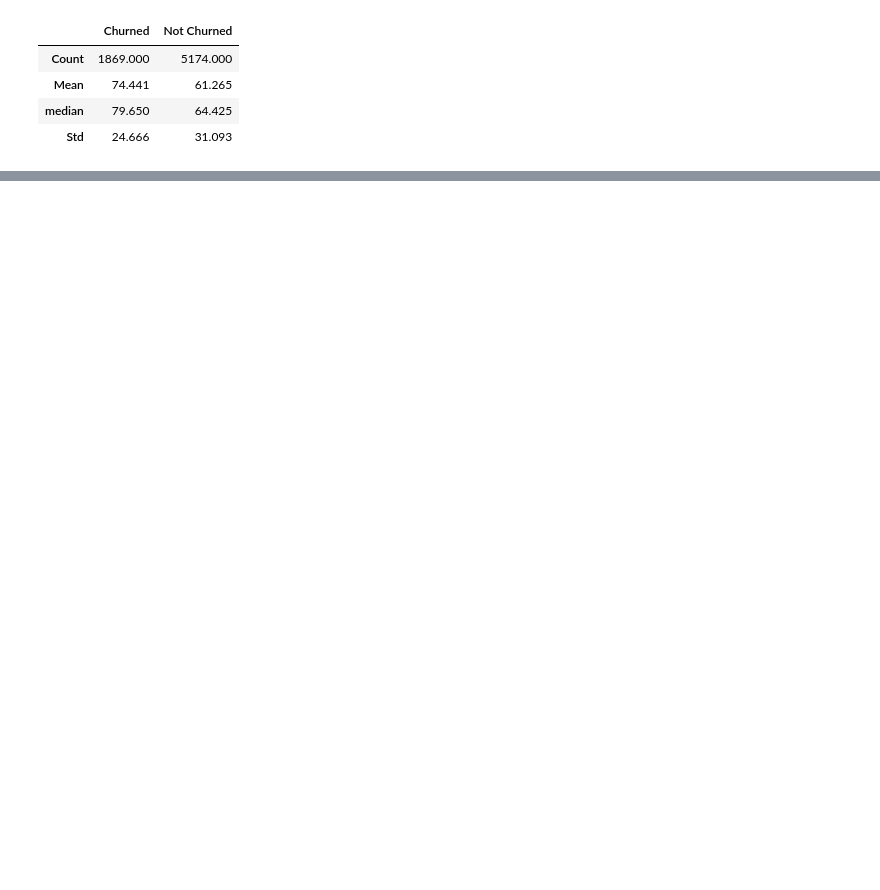
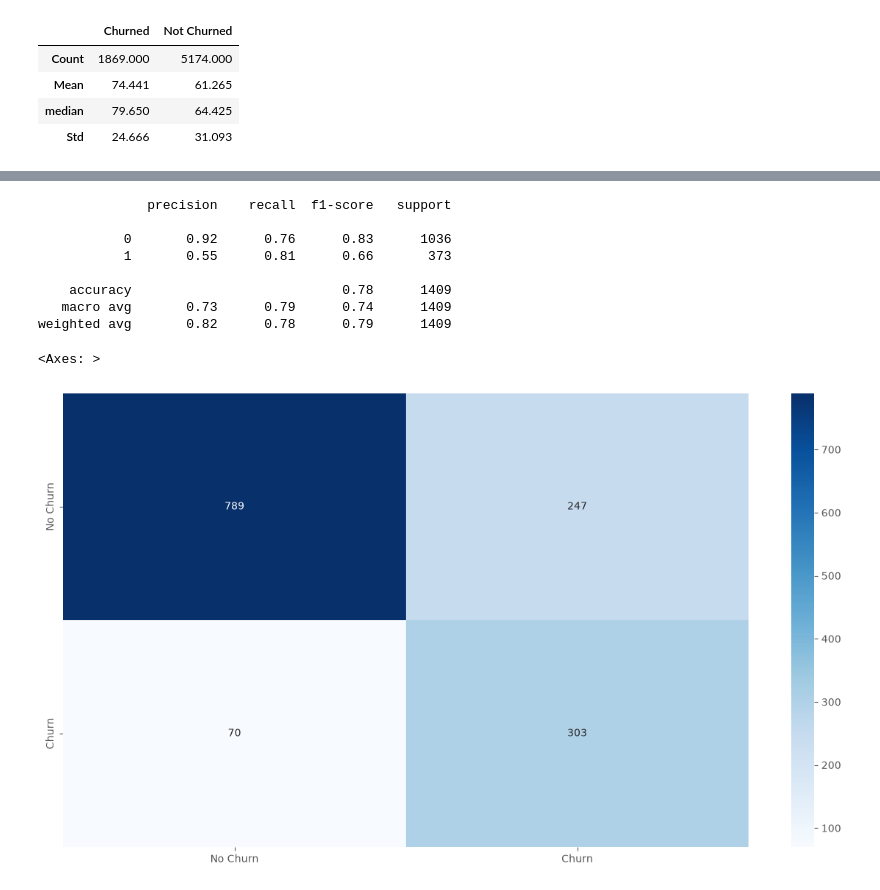
Before and after one commit to braabarkat2004-boop/ML_project, a Jupyter notebook: notebooks/EDA.ipynb, the cells around one changed output, grey strips where cells are left out. Cells and saved outputs as stored; diff of their text form; code cells hidden in the pictures; blank space fills up the shorter version.

```diff
--- a/notebooks/EDA.ipynb
+++ b/notebooks/EDA.ipynb
@@ -420,0 +828,15 @@ results2.round(3)
+# %%
+from xgboost import XGBClassifier
+
+XGB=Pipeline([
+    ("preprocessor",preprocessor),
+    ("classifier",XGBClassifier(class_weight="balanced",random_state=42,n_estimators=100,n_jobs=-1))
+])
+XGB.fit(x_train,y_train)
+y_pred_xgb=XGB.predict(x_test)
+
+print("Accuracy:", accuracy_score(y_test, y_pred_xgb))
+print("Classification Report:")
+print(classification_report(y_test, y_pred_xgb))
+print("Confusion Matrix:")
+print(confusion_matrix(y_test, y_pred_xgb))
@@ -420,0 +1078,3 @@ results2.round(3)
+# %%
+best_params = study.best_trials[3].params
+threshold = best_params["thresh"]
@@ -420,0 +1089,2 @@ results2.round(3)
+# %%
+best_params.pop("thresh")
@@ -420,0 +1093,16 @@ results2.round(3)
+# %%
+final_model_selected=Pipeline([
+    ("preprocessor",preprocessor),
+    ("classifier",LogisticRegression(**best_params))
+])
+
+final_model_selected.fit(x_train,y_train)
+y_prob_final=final_model_selected.predict_proba(x_test)[:,1]
+y_pred_final=(y_prob_final >= threshold).astype(int)
+
+print("Final Model Evaluation:")
+print(f"Accuracy: {accuracy_score(y_test, y_pred_final):.3f}")
+print(f"Recall: {recall_score(y_test, y_pred_final):.3f}")
+print(f"Precision: {precision_score(y_test, y_pred_final):.3f}")
+print("Classification Report:")
+print(classification_report(y_test, y_pred_final))
@@ -420,0 +1123,16 @@ results2.round(3)
+# %%
+print(classification_report(y_test, y_pred_final))
+plt.figure(figsize=(15, 8))
+cm = confusion_matrix(y_test, y_pred_final)
+sns.heatmap(cm, annot=True, fmt='d', cmap='Blues', xticklabels=['No Churn', 'Churn'], yticklabels=['No Churn', 'Churn'])
+# %% [output]
+              precision    recall  f1-score   support
+
+           0       0.92      0.76      0.83      1036
+           1       0.55      0.81      0.66       373
+
+    accuracy                           0.78      1409
+   macro avg       0.73      0.79      0.74      1409
+weighted avg       0.82      0.78      0.79      1409
+<Axes: >
+[figure, added]
```
Also changed, not shown: parts of 36 cells of this notebook, 9 other files.
